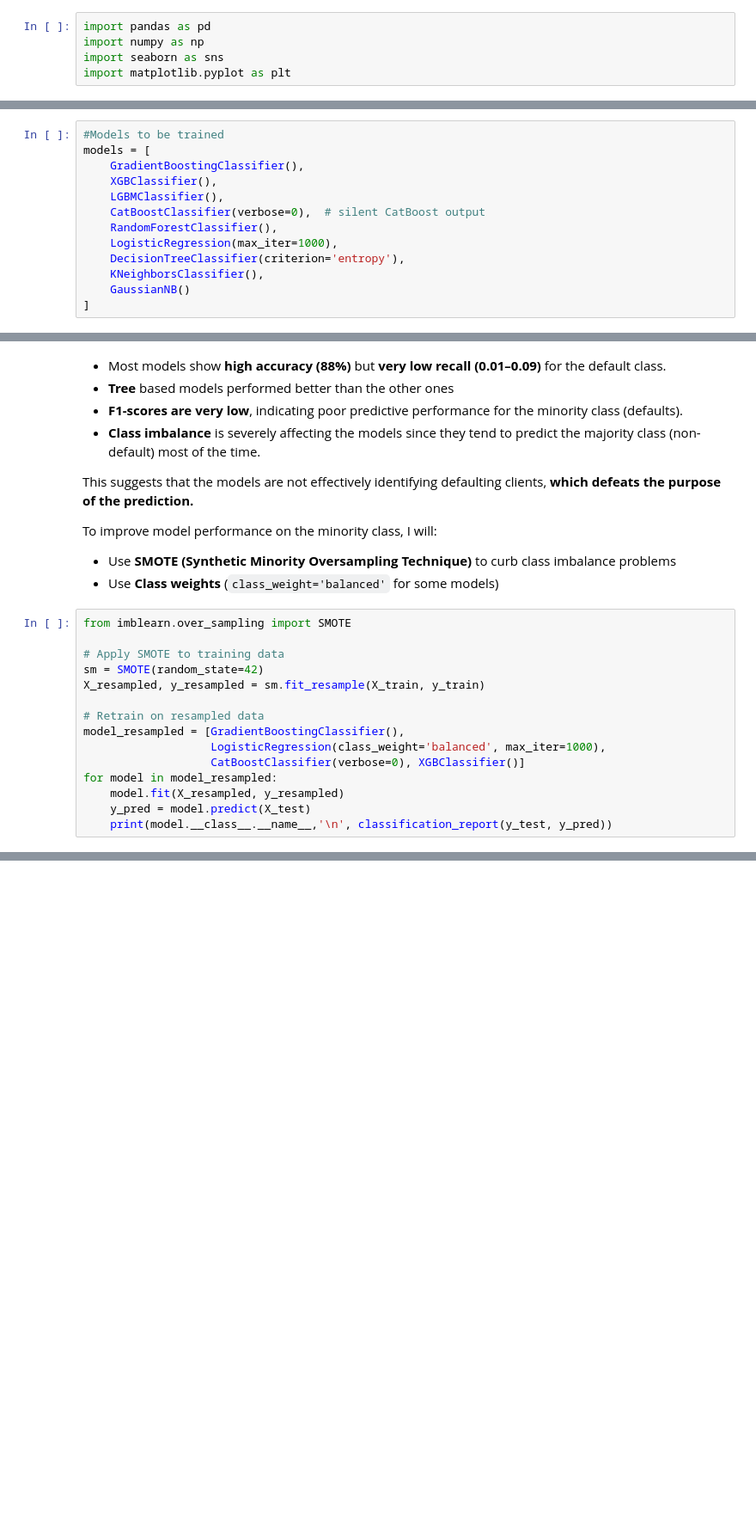
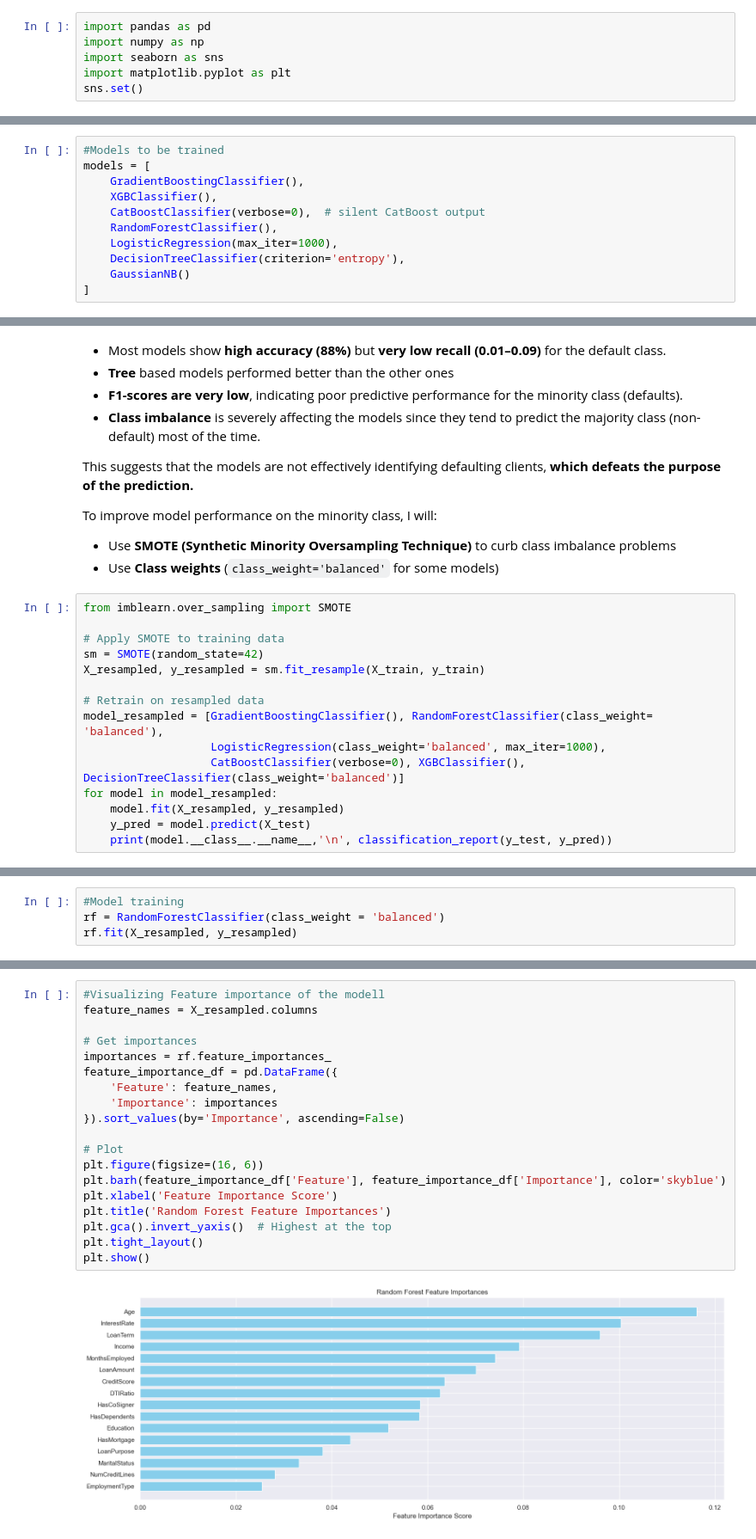
Before and after one commit to Songiso24/loan-default-prediction, a Jupyter notebook: Loan Default Prediction.ipynb, the cells around one changed output, grey strips where cells are left out. Shown at 86% size. Drawn from its saved outputs; the diff is of its cells as text; blank space fills up the shorter version.

```diff
--- a/Loan Default Prediction.ipynb
+++ b/Loan Default Prediction.ipynb
@@ -19,6 +19,7 @@ import pandas as pd
 import numpy as np
 import seaborn as sns
 import matplotlib.pyplot as plt
+sns.set()
 # %%
 #Loading the data
 data = pd.read_csv("Loan_default.csv")
@@ -329,11 +330,9 @@ X_train, X_test, y_train,y_test = train_test_split(X, y, test_size=0.2, random_s
 models = [
     GradientBoostingClassifier(),
     XGBClassifier(),
-    LGBMClassifier(),
     CatBoostClassifier(verbose=0),  # silent CatBoost output
     RandomForestClassifier(),
     LogisticRegression(max_iter=1000),
     DecisionTreeClassifier(criterion='entropy'),
-    KNeighborsClassifier(),
     GaussianNB()
 ]
@@ -386,9 +376,9 @@ sm = SMOTE(random_state=42)
 X_resampled, y_resampled = sm.fit_resample(X_train, y_train)
 
 # Retrain on resampled data
-model_resampled = [GradientBoostingClassifier(),
+model_resampled = [GradientBoostingClassifier(), RandomForestClassifier(class_weight= 'balanced'),
                    LogisticRegression(class_weight='balanced', max_iter=1000),
-                   CatBoostClassifier(verbose=0), XGBClassifier()]
+                   CatBoostClassifier(verbose=0), XGBClassifier(), DecisionTreeClassifier(class_weight='balanced')]
 for model in model_resampled:
     model.fit(X_resampled, y_resampled)
     y_pred = model.predict(X_test)
@@ -443,0 +491,4 @@ by Songiso Adrian
+# %%
+#Model training
+rf = RandomForestClassifier(class_weight = 'balanced')
+rf.fit(X_resampled, y_resampled)
@@ -443,0 +497,21 @@ by Songiso Adrian
+# %%
+#Visualizing Feature importance of the modell
+feature_names = X_resampled.columns
+
+# Get importances
+importances = rf.feature_importances_
+feature_importance_df = pd.DataFrame({
+    'Feature': feature_names,
+    'Importance': importances
+}).sort_values(by='Importance', ascending=False)
+
+# Plot
+plt.figure(figsize=(16, 6))
+plt.barh(feature_importance_df['Feature'], feature_importance_df['Importance'], color='skyblue')
+plt.xlabel('Feature Importance Score')
+plt.title('Random Forest Feature Importances')
+plt.gca().invert_yaxis()  # Highest at the top
+plt.tight_layout()
+plt.show()
+# %% [output]
+[figure, added]
```
Also changed, not shown: parts of 21 cells of this notebook, 1 other file.
